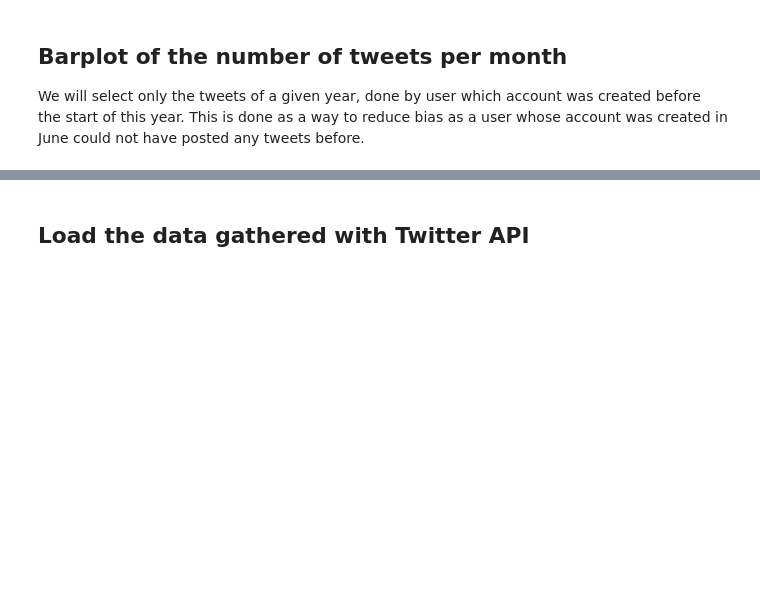
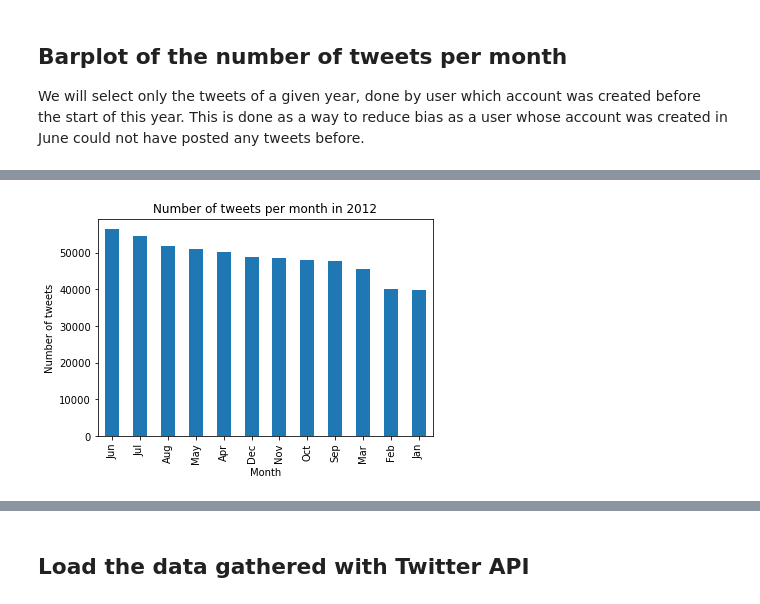
Before and after one commit to epfl-ada/ada-2020-project-milestone-p3-p3_kali, a Jupyter notebook: P4.ipynb, the cells around one changed output, grey strips where cells are left out. Saved outputs shown, nothing was run; the diff lists cells and outputs as text; code cells hidden in the pictures; blank space fills up the shorter version.

```diff
--- a/P4.ipynb
+++ b/P4.ipynb
@@ -71,0 +74,8 @@ Text(0, 0.5, 'Number of tweets')
+# %%
+month_count_2012.plot.bar()
+plt.title("Number of tweets per month in 2012")
+plt.xlabel("Month")
+plt.ylabel("Number of tweets")
+plt.savefig("month2012.png")
+# %% [output]
+[figure, added]
```
Also changed, not shown: parts of 23 cells of this notebook, 7 other files.
